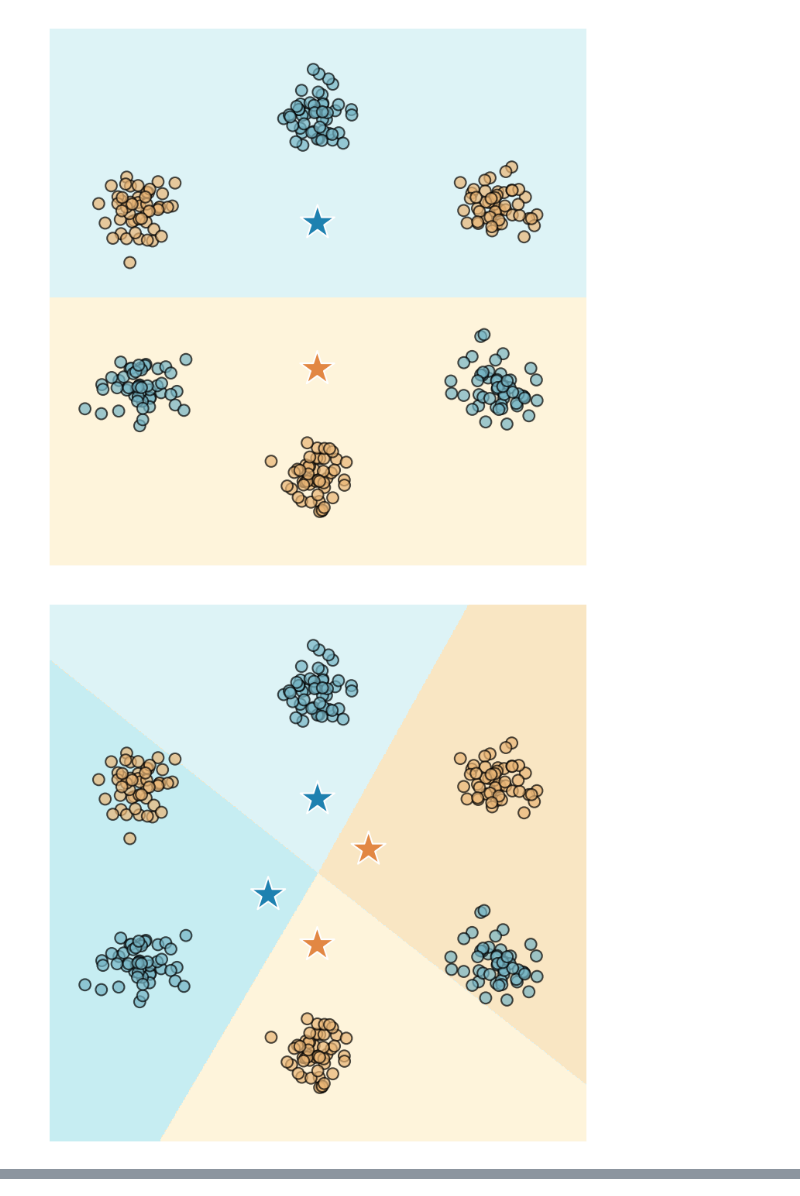
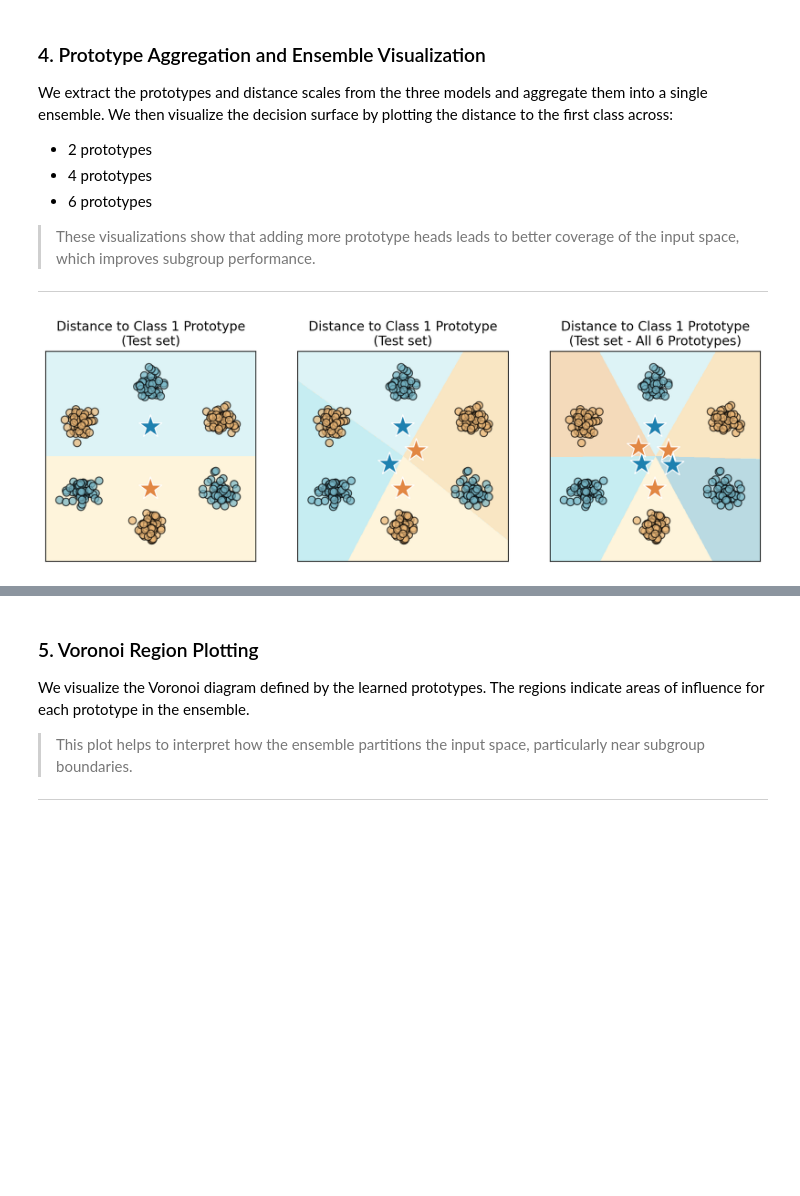
Before and after one commit to minhto2802/DPE, a Jupyter notebook: notebooks/00_synthetic.ipynb, the cells around one changed output, grey strips where cells are left out. Drawn from its saved outputs; the diff is of its cells as text; code cells hidden in the pictures; blank space fills up the shorter version.

```diff
--- a/notebooks/00_synthetic.ipynb
+++ b/notebooks/00_synthetic.ipynb
@@ -139,12 +228,23 @@ Test Accuracy: 33.33%
+# %% [markdown]
+### 4. Prototype Aggregation and Ensemble Visualization
+
+We extract the prototypes and distance scales from the three models and aggregate them into a single ensemble. We then visualize the decision surface by plotting the distance to the first class across:
+- 2 prototypes
+- 4 prototypes
+- 6 prototypes
+
+> These visualizations show that adding more prototype heads leads to better coverage of the input space, which improves subgroup performance.
+
+---
 # %%
 prototypes = torch.concat([_.prototypes.detach().cpu() for _ in models]).numpy().astype('float32')
 distance_scales = torch.concat([_.distance_scale.detach().cpu() for _ in models]).float()
 distance_scales = distance_scales.repeat((2, 1)).T.flatten()
-# plot_voronoi_with_distances(prototypes, distance_scales, X_test_normed, y_test)
+# plot_voronoi_with_distances(prototypes, distance_scales, X_test, y_test)
 
-plot_distance_to_first_class_v1(prototypes[:2], distance_scales[:2], X_test_normed, y_test)
-plot_distance_to_first_class_v1(prototypes[:4], distance_scales[:4], X_test_normed, y_test)
-plot_distance_to_first_class_v1(prototypes, distance_scales, X_test_normed, y_test)
+_, axes = plt.subplots(1, 3, figsize=(12, 4), dpi=200)
+plot_distance_to_first_class_v1(prototypes[:2], distance_scales[:2], X_test, y_test, ax=axes[0])
+plot_distance_to_first_class_v1(prototypes[:4], distance_scales[:4], X_test, y_test, ax=axes[1])
+plot_distance_to_first_class_v1(prototypes, distance_scales, X_test, y_test, ax=axes[2], note=' - All 6 Prototypes')
 # %% [output]
-[figure, old version]
+[figure, new version]
-[figure, removed]
@@ -152,3 +251,11 @@ plot_distance_to_first_class_v1(prototypes, distance_scales, X_test_normed, y_te
+# %% [markdown]
+### 5. Voronoi Region Plotting
+
+We visualize the Voronoi diagram defined by the learned prototypes. The regions indicate areas of influence for each prototype in the ensemble.
+
+> This plot helps to interpret how the ensemble partitions the input space, particularly near subgroup boundaries.
+
+---
 # %%
 prototypes = torch.concat([_.prototypes.detach().cpu() for _ in models]).numpy().astype('float32')
 distance_scales = torch.concat([_.distance_scale.detach().cpu() for _ in models]).float()
```
Also changed, not shown: parts of 14 cells of this notebook, 2 other files.
